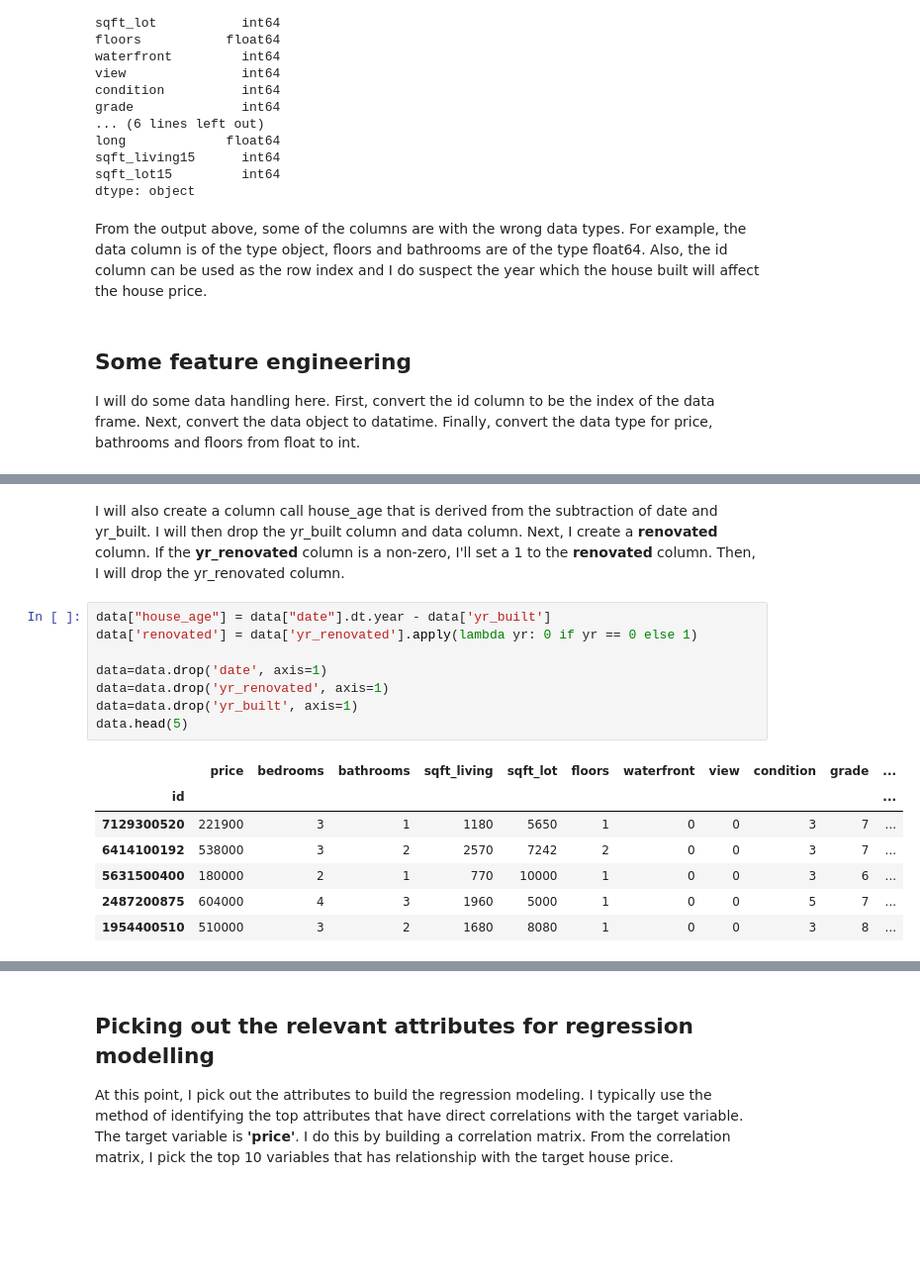
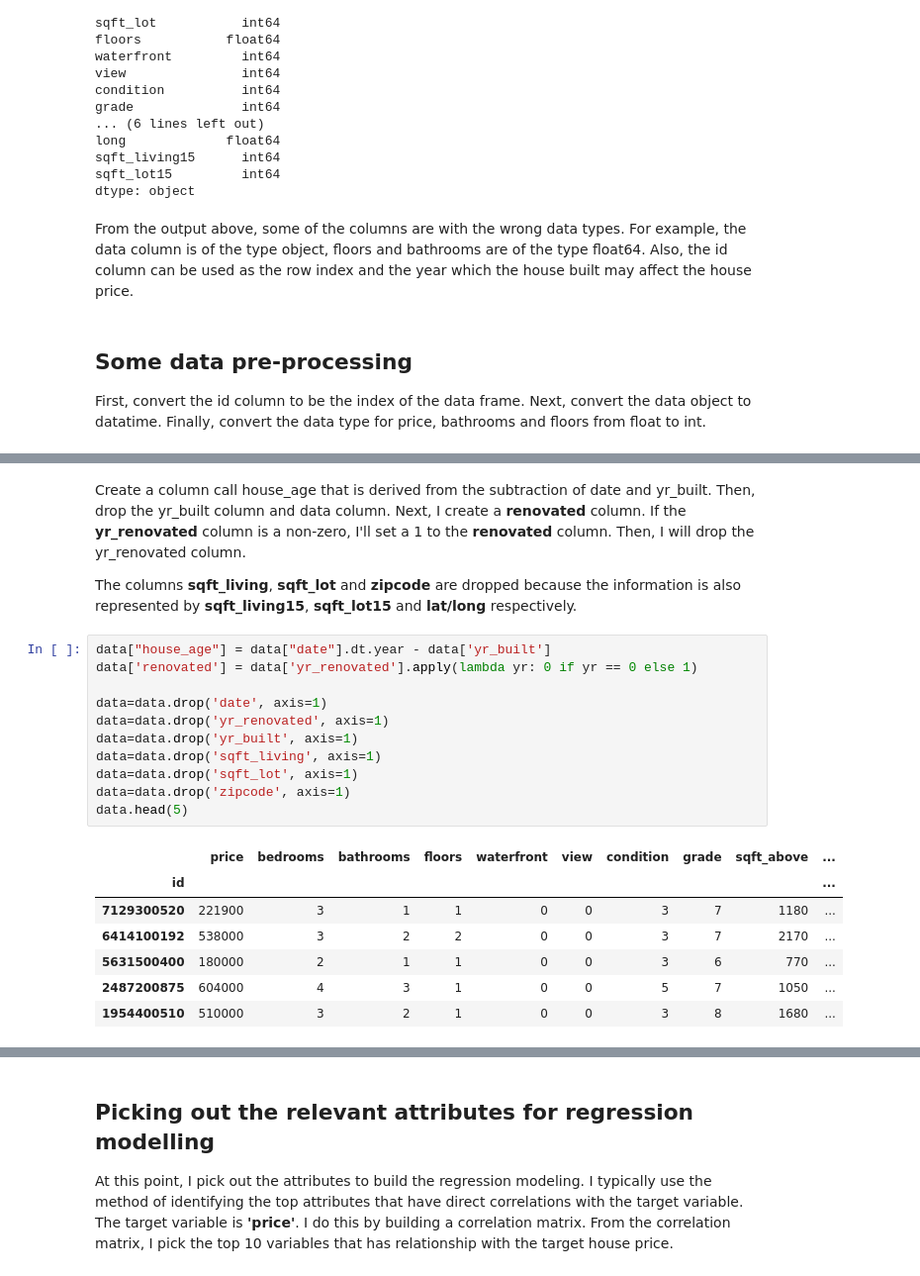
Before and after one commit to junkal/King-County-House-Price-Prediction, a Jupyter notebook: House Price Prediction.ipynb, the cells around one changed output, grey strips where cells are left out. Shown at 99% size. Drawn from its saved outputs; the diff is of its cells as text; blank space fills up the shorter version.

```diff
--- a/House Price Prediction.ipynb
+++ b/House Price Prediction.ipynb
@@ -73,11 +70,11 @@ sqft_living15      int64
 sqft_lot15         int64
 dtype: object
 # %% [markdown]
-From the output above, some of the columns are with the wrong data types. For example, the data column is of the type object, floors and bathrooms are of the type float64. Also, the id column can be used as the row index and I do suspect the year which the house built will affect the house price.
+From the output above, some of the columns are with the wrong data types. For example, the data column is of the type object, floors and bathrooms are of the type float64. Also, the id column can be used as the row index and  the year which the house built may affect the house price.
 # %% [markdown]
-## Some feature engineering
+## Some data pre-processing
 
-I will do some data handling here. First, convert the id column to be the index of the data frame. Next, convert the data object to datatime. Finally, convert the data type for price, bathrooms and floors from float to int.
+First, convert the id column to be the index of the data frame. Next, convert the data object to datatime. Finally, convert the data type for price, bathrooms and floors from float to int.
 # %%
 data['date'] = pd.to_datetime(data['date'])
 data = data.set_index('id')
@@ -94,24 +91,29 @@ data.head(5)
 | 2487200875 | 2014-12-09 | 604000 | 4 | 3 | 1960 | 5000 | 1 | 0 | 0 | 5 | ... |
 | 1954400510 | 2015-02-18 | 510000 | 3 | 2 | 1680 | 8080 | 1 | 0 | 0 | 3 | ... |
 # %% [markdown]
-I will also create a column call house_age that is derived from the subtraction of date and yr_built. I will then drop the yr_built column and data column.
+Create a column call house_age that is derived from the subtraction of date and yr_built. Then, drop the yr_built column and data column.
 Next, I create a **renovated** column. If the **yr_renovated** column is a non-zero, I'll set a 1 to the **renovated** column. Then, I will drop the yr_renovated column.
+
+The columns **sqft_living**, **sqft_lot** and **zipcode** are dropped because the information is also represented by **sqft_living15**, **sqft_lot15** and **lat/long** respectively.
 # %%
 data["house_age"] = data["date"].dt.year - data['yr_built']
 data['renovated'] = data['yr_renovated'].apply(lambda yr: 0 if yr == 0 else 1)
 
 data=data.drop('date', axis=1)
 data=data.drop('yr_renovated', axis=1)
 data=data.drop('yr_built', axis=1)
+data=data.drop('sqft_living', axis=1)
+data=data.drop('sqft_lot', axis=1)
+data=data.drop('zipcode', axis=1)
 data.head(5)
 # %% [output]
-|  | price | bedrooms | bathrooms | sqft_living | sqft_lot | floors | waterfront | view | condition | grade | ... |
-| id |  |  |  |  |  |  |  |  |  |  | ... |
-| 7129300520 | 221900 | 3 | 1 | 1180 | 5650 | 1 | 0 | 0 | 3 | 7 | ... |
-| 6414100192 | 538000 | 3 | 2 | 2570 | 7242 | 2 | 0 | 0 | 3 | 7 | ... |
-| 5631500400 | 180000 | 2 | 1 | 770 | 10000 | 1 | 0 | 0 | 3 | 6 | ... |
-| 2487200875 | 604000 | 4 | 3 | 1960 | 5000 | 1 | 0 | 0 | 5 | 7 | ... |
-| 1954400510 | 510000 | 3 | 2 | 1680 | 8080 | 1 | 0 | 0 | 3 | 8 | ... |
+|  | price | bedrooms | bathrooms | floors | waterfront | view | condition | grade | sqft_above | ... |
+| id |  |  |  |  |  |  |  |  |  | ... |
+| 7129300520 | 221900 | 3 | 1 | 1 | 0 | 0 | 3 | 7 | 1180 | ... |
+| 6414100192 | 538000 | 3 | 2 | 2 | 0 | 0 | 3 | 7 | 2170 | ... |
+| 5631500400 | 180000 | 2 | 1 | 1 | 0 | 0 | 3 | 6 | 770 | ... |
+| 2487200875 | 604000 | 4 | 3 | 1 | 0 | 0 | 5 | 7 | 1050 | ... |
+| 1954400510 | 510000 | 3 | 2 | 1 | 0 | 0 | 3 | 8 | 1680 | ... |
 # %%
 pd.set_option('precision', 2)
 print(data.describe())
```
Also changed, not shown: parts of 29 cells of this notebook, 1 other file.
